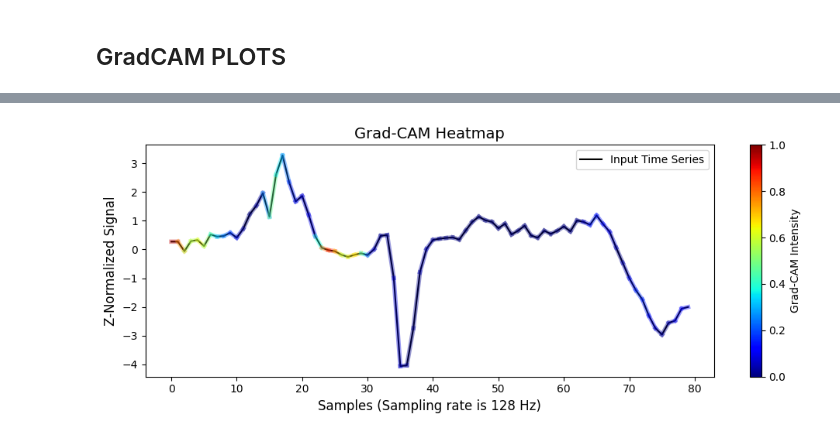
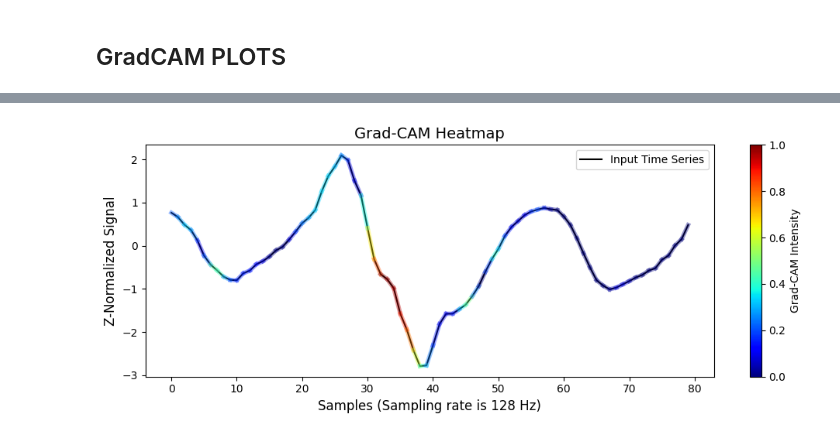
Before and after one commit to ritwickmanatkar/cnn-for-chf-detection, a Jupyter notebook: Heartbeat_Classification.ipynb, the cells around one changed output, grey strips where cells are left out. Cells and saved outputs as stored; diff of their text form; code cells hidden in the pictures.

```diff
--- a/Heartbeat_Classification.ipynb
+++ b/Heartbeat_Classification.ipynb
@@ -155,7 +155,7 @@ Test accuracy score : 0.9941071720447683
 # %%
 import numpy as np
 
-idx = 100
+idx = 108000
 
 print(f"Actual Label: {y_test[idx]} || Predicted Label: {np.argmax(model.predict(np.array([X_test[idx]]),), axis = -1)[0]}")
 display_gradcam_timeseries(
@@ -172 +172 @@ Actual Label: 0 || Predicted Label: 0
-[figure, old version]
+[figure, new version]
```
Also changed, not shown: parts of 1 cell of this notebook, 1 other file.
